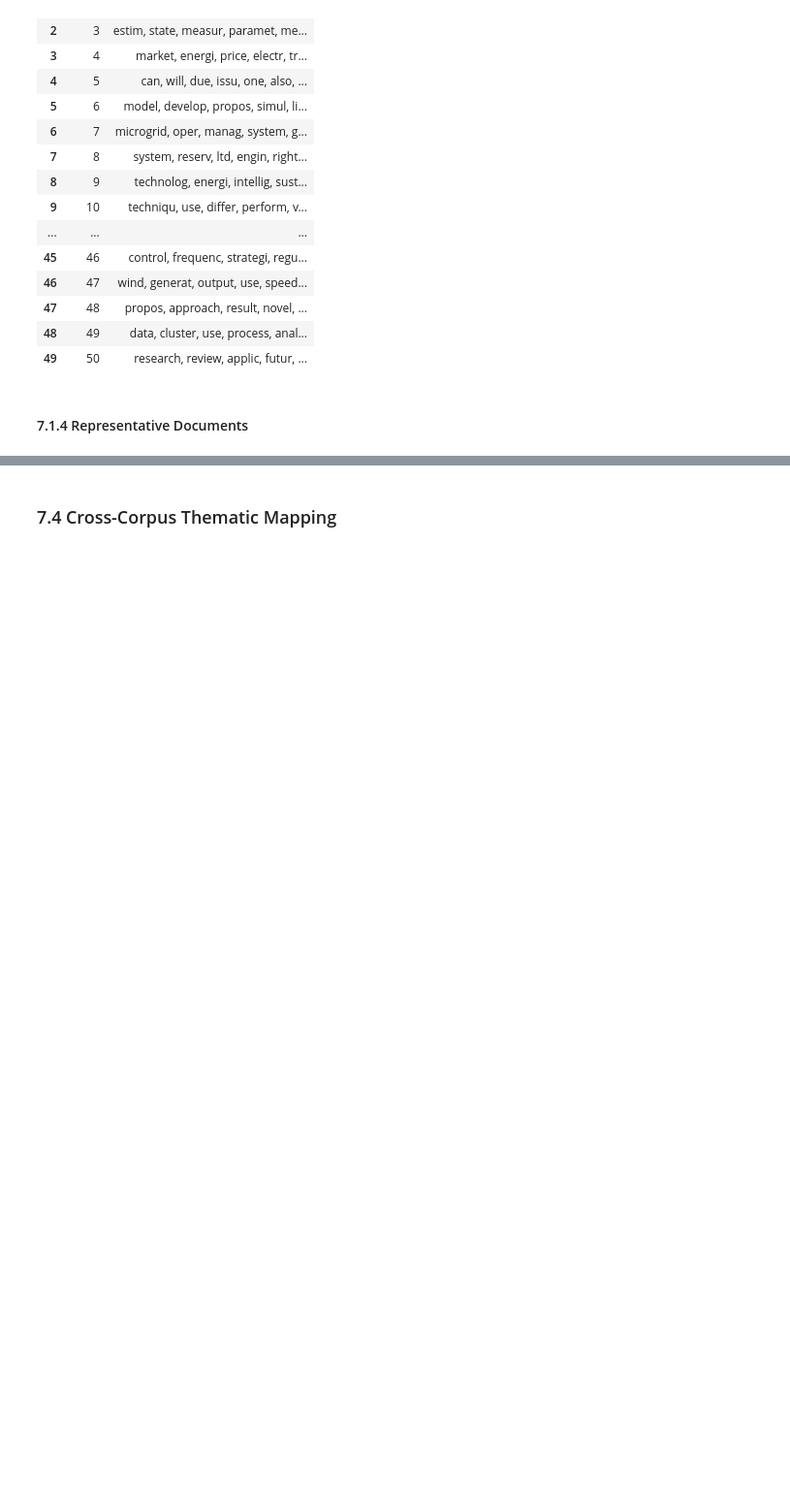
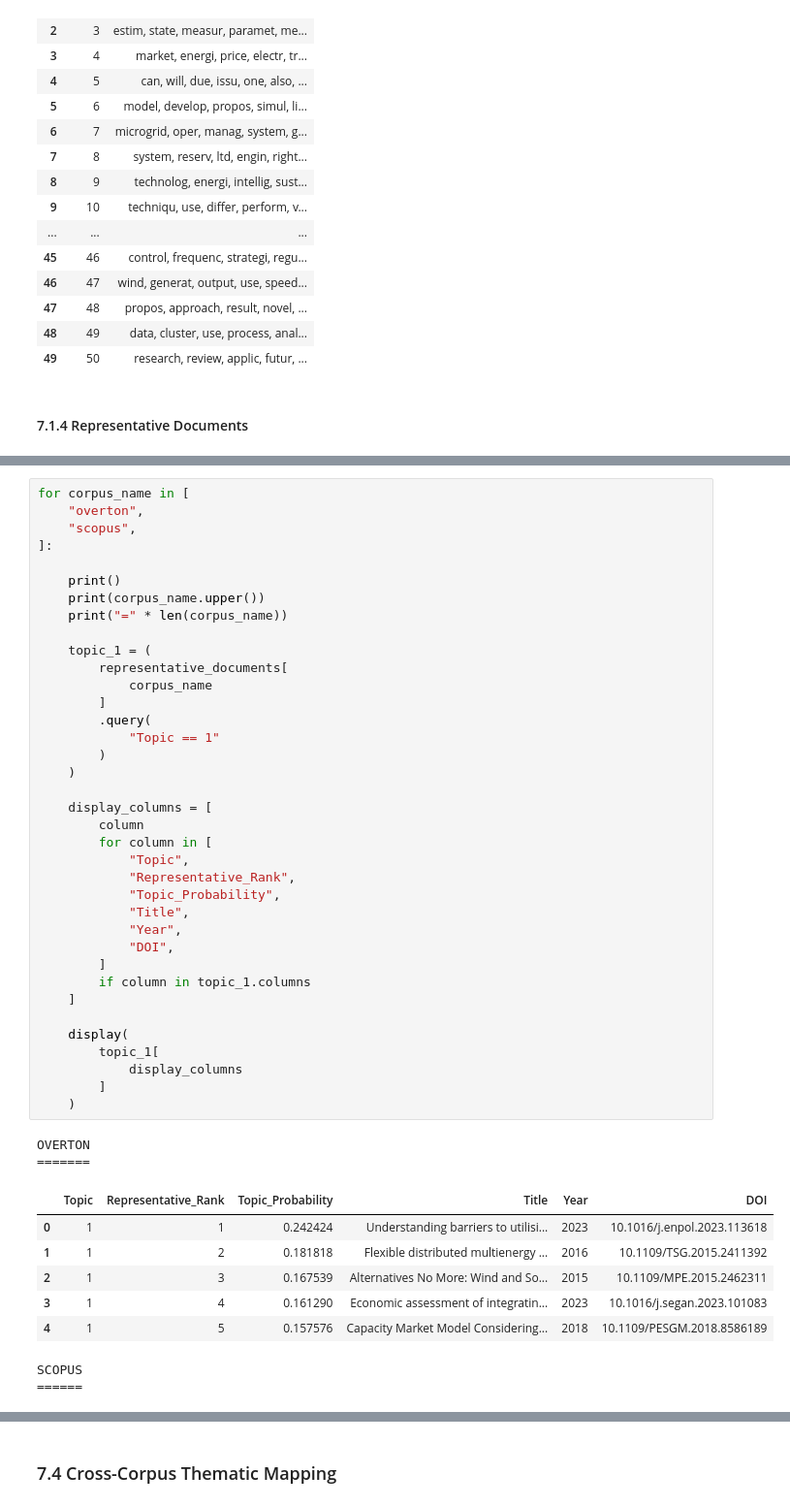
Before and after one commit to mdzalfirdausi/review_paper_2, a Jupyter notebook: notebooks/2.topic_modeling_iss.ipynb, the cells around one changed output, grey strips where cells are left out. Shown at 97% size. Saved outputs shown, nothing was run; the diff lists cells and outputs as text; blank space fills up the shorter version.

```diff
--- a/notebooks/2.topic_modeling_iss.ipynb
+++ b/notebooks/2.topic_modeling_iss.ipynb
@@ -4766,0 +5269,48 @@ for file in possible_files:
+# %%
+for corpus_name in [
+    "overton",
+    "scopus",
+]:
+
+    print()
+    print(corpus_name.upper())
+    print("=" * len(corpus_name))
+
+    topic_1 = (
+        representative_documents[
+            corpus_name
+        ]
+        .query(
+            "Topic == 1"
+        )
+    )
+
+    display_columns = [
+        column
+        for column in [
+            "Topic",
+            "Representative_Rank",
+            "Topic_Probability",
+            "Title",
+            "Year",
+            "DOI",
+        ]
+        if column in topic_1.columns
+    ]
+
+    display(
+        topic_1[
+            display_columns
+        ]
+    )
+# %% [output]
+OVERTON
+=======
+|  | Topic | Representative_Rank | Topic_Probability | Title | Year | DOI |
+| 0 | 1 | 1 | 0.242424 | Understanding barriers to utilisi... | 2023 | 10.1016/j.enpol.2023.113618 |
+| 1 | 1 | 2 | 0.181818 | Flexible distributed multienergy ... | 2016 | 10.1109/TSG.2015.2411392 |
+| 2 | 1 | 3 | 0.167539 | Alternatives No More: Wind and So... | 2015 | 10.1109/MPE.2015.2462311 |
+| 3 | 1 | 4 | 0.161290 | Economic assessment of integratin... | 2023 | 10.1016/j.segan.2023.101083 |
+| 4 | 1 | 5 | 0.157576 | Capacity Market Model Considering... | 2018 | 10.1109/PESGM.2018.8586189 |
+SCOPUS
+======
```
Also changed, not shown: parts of 53 cells of this notebook.
